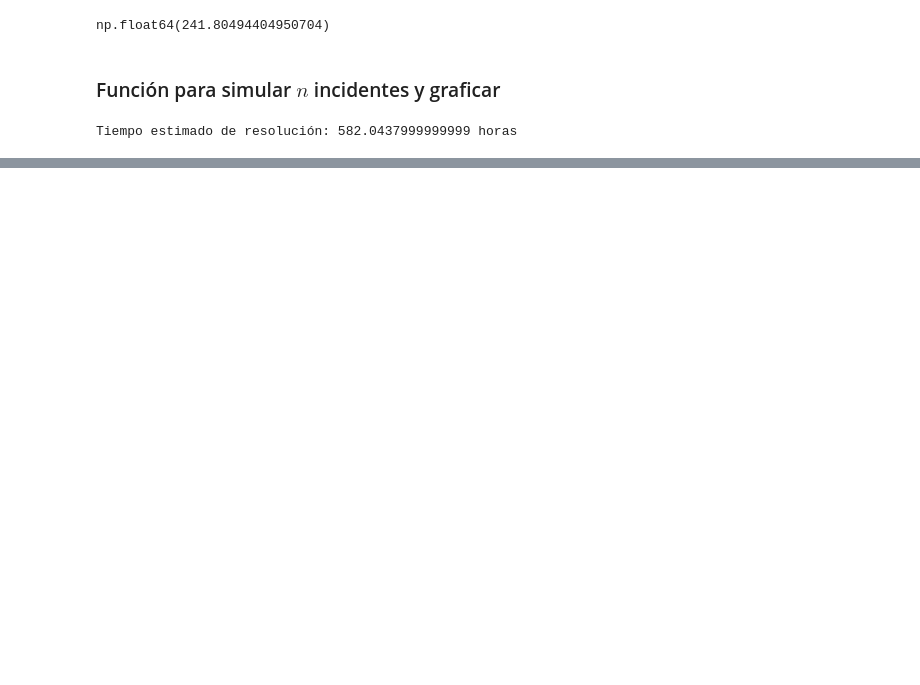
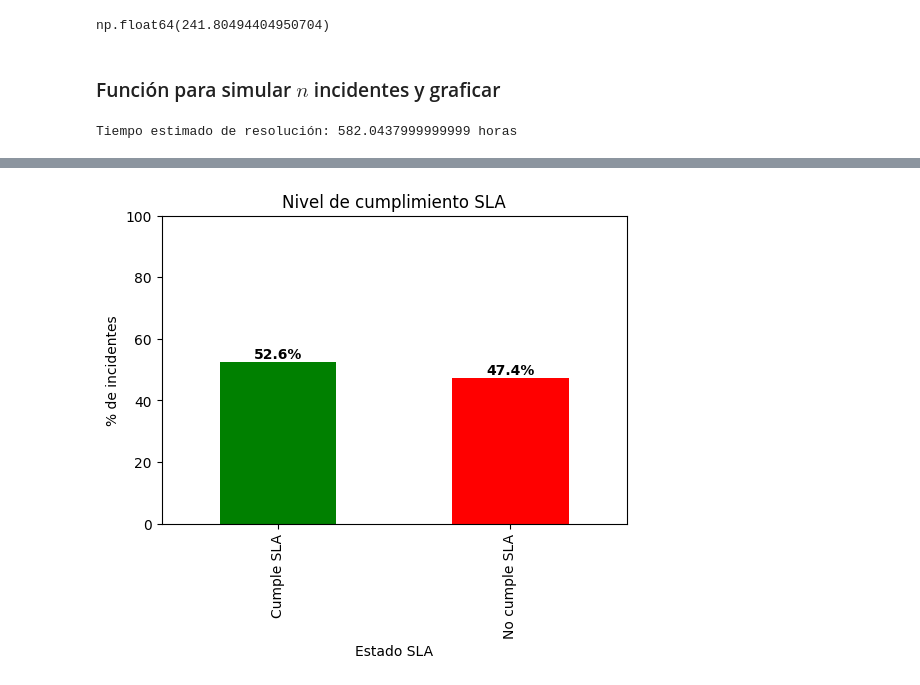
Before and after one commit to OttaVonBismarck/proyecto_1_actd, a Jupyter notebook: Tarea 4/model.ipynb, the cells around one changed output, grey strips where cells are left out. Saved outputs shown, nothing was run; the diff lists cells and outputs as text; code cells hidden in the pictures; blank space fills up the shorter version.

```diff
--- a/Tarea 4/model.ipynb
+++ b/Tarea 4/model.ipynb
@@ -1131,0 +1132,22 @@ df_simulado = simular_incidentes(500)
+# %%
+def grafico_cumplimiento(data):
+    media = data["resolved_time"].mean()
+    data["cumple_SLA"] = data["resolved_time"] < media
+
+    cumplimiento = data["cumple_SLA"].value_counts(normalize=True) * 100
+    cumplimiento.index = ["Cumple SLA", "No cumple SLA"]
+
+    cumplimiento.plot(kind="bar", color=["green", "red"], figsize=(6,4))
+    plt.title("Nivel de cumplimiento SLA")
+    plt.ylabel("% de incidentes")
+    plt.xlabel("Estado SLA")
+    plt.ylim(0,100)
+
+    for i, v in enumerate(cumplimiento):
+        plt.text(i, v + 1, f"{v:.1f}%", ha="center", fontweight="bold")
+
+    plt.show()
+# %%
+grafico_cumplimiento(df_simulado)
+# %% [output]
+[figure, added]
```
Also changed, not shown: parts of 14 cells of this notebook.
